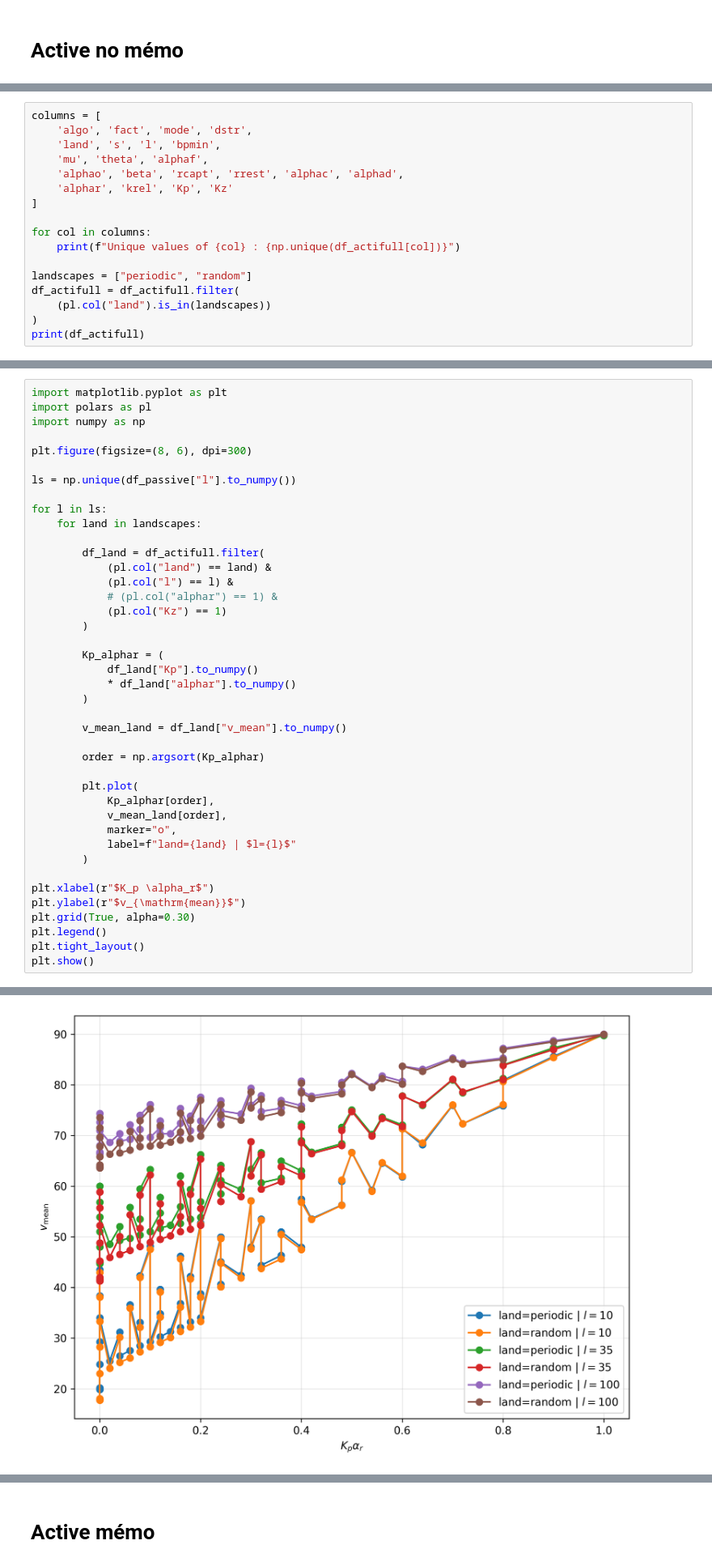
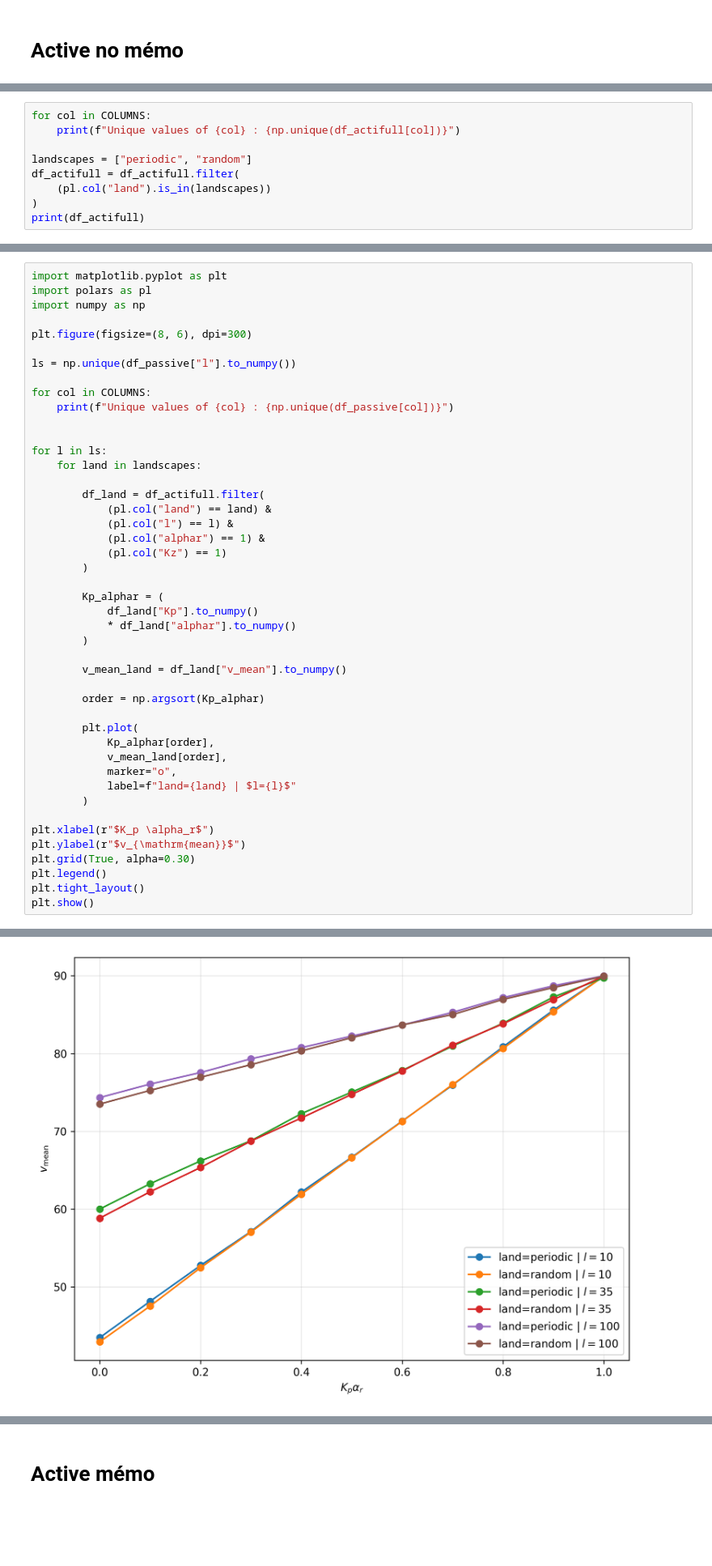
Before and after one commit to npelletbossot/nucleo, a Jupyter notebook: notebooks/work/fact_bis.ipynb, the cells around one changed output, grey strips where cells are left out. Shown at 81% size. Saved outputs shown, nothing was run; the diff lists cells and outputs as text; blank space fills up the shorter version.

```diff
--- a/notebooks/work/fact_bis.ipynb
+++ b/notebooks/work/fact_bis.ipynb
@@ -601,15 +605,7 @@ shape: (1_782, 61)
 │ 2S   ┆ true ┆ actifull ┆ false ┆ … ┆ 70.5  ┆ 1.000517 ┆ 0.839203 ┆ 0.5   │
 └──────┴──────┴──────────┴───────┴───┴───────┴──────────┴──────────┴───────┘
 # %%
-columns = [
-    'algo', 'fact', 'mode', 'dstr',
-    'land', 's', 'l', 'bpmin',
-    'mu', 'theta', 'alphaf',
-    'alphao', 'beta', 'rcapt', 'rrest', 'alphac', 'alphad',
-    'alphar', 'krel', 'Kp', 'Kz'
-]
-
-for col in columns:
+for col in COLUMNS:
     print(f"Unique values of {col} : {np.unique(df_actifull[col])}")
 
 landscapes = ["periodic", "random"]
@@ -711,13 +707,17 @@ plt.figure(figsize=(8, 6), dpi=300)
 
 ls = np.unique(df_passive["l"].to_numpy())
 
+for col in COLUMNS:
+    print(f"Unique values of {col} : {np.unique(df_passive[col])}")
+
+
 for l in ls:
     for land in landscapes:
 
         df_land = df_actifull.filter(
             (pl.col("land") == land) &
             (pl.col("l") == l) &
-            # (pl.col("alphar") == 1) &
+            (pl.col("alphar") == 1) &
             (pl.col("Kz") == 1)
         )
 
@@ -747,4 +764,4 @@ plt.show()
-[figure, old version]
+[figure, new version]
 # %%
 import matplotlib.pyplot as plt
 import polars as pl
```
Also changed, not shown: parts of 4 cells of this notebook, 3 other files.
